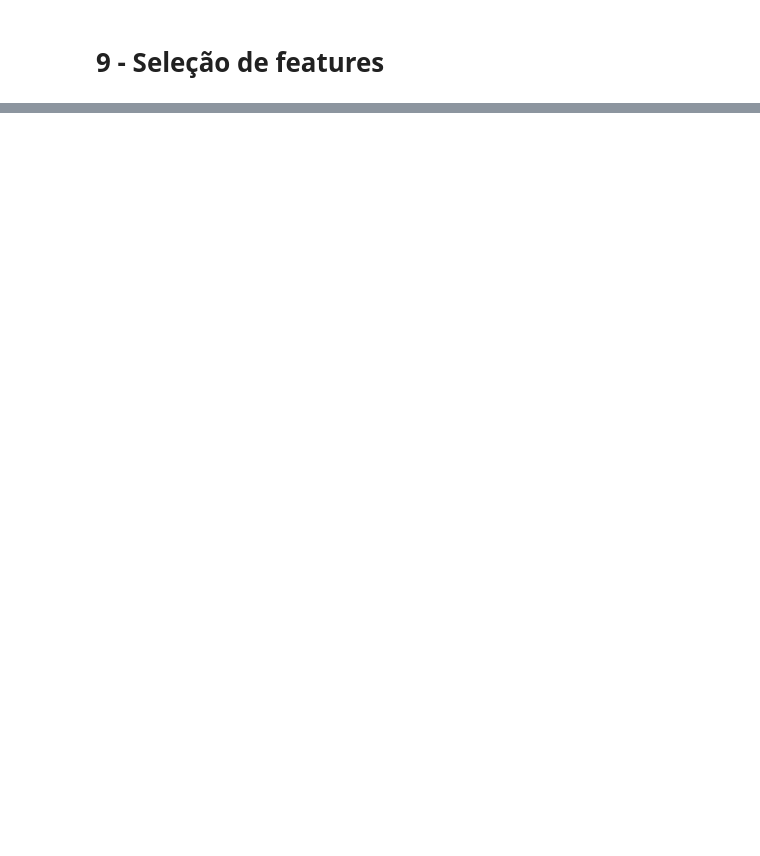
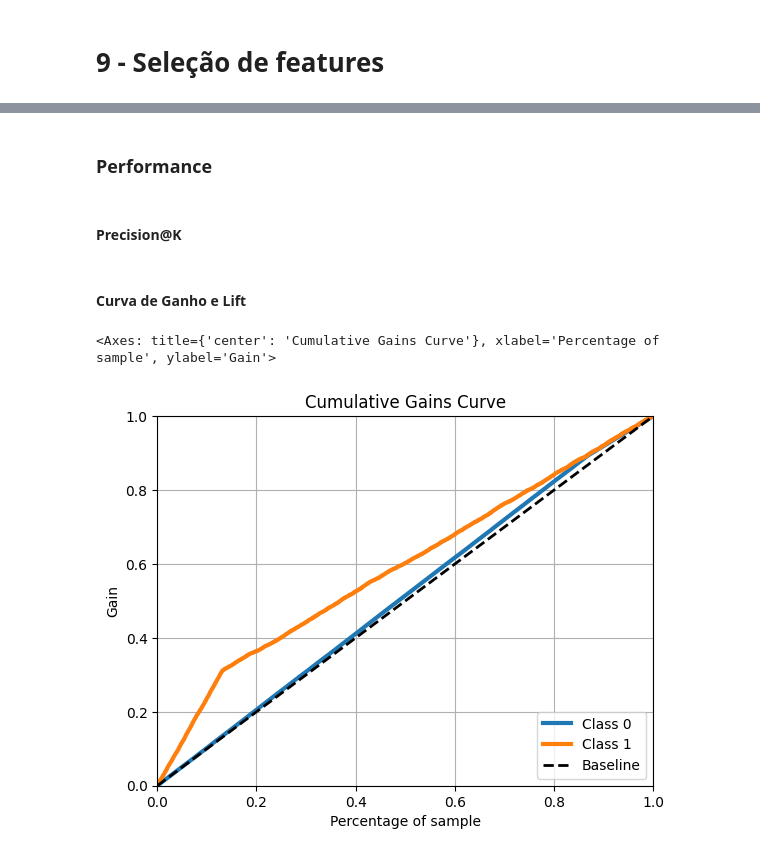
Before and after one commit to victorviena/health_insurance_cross_sell, a Jupyter notebook: notebooks/health_insurance_cross_sell.ipynb, the cells around one changed output, grey strips where cells are left out. Drawn from its saved outputs; the diff is of its cells as text; code cells hidden in the pictures; blank space fills up the shorter version.

```diff
--- a/notebooks/health_insurance_cross_sell.ipynb
+++ b/notebooks/health_insurance_cross_sell.ipynb
@@ -652,0 +1021,18 @@ df5['gender'] = df5['gender'].apply(lambda x: if x == 'Male':)
+# %%
+# Instanciamento do modelo
+
+dtc = DecisionTreeClassifier()
+
+
+# Treinamento do modelo
+
+dtc.fit(x_train, y_train)
+
+
+# Previsão do modelo
+
+y_pred_dt = dtc.predict_proba(x_val)
+# %% [markdown]
+### Performance
+# %% [markdown]
+#### Precision@K
@@ -652,0 +1073,7 @@ df5['gender'] = df5['gender'].apply(lambda x: if x == 'Male':)
+# %% [markdown]
+#### Curva de Ganho e Lift
+# %%
+skplt.metrics.plot_cumulative_gain(y_val, y_pred_dt)
+# %% [output]
+<Axes: title={'center': 'Cumulative Gains Curve'}, xlabel='Percentage of sample', ylabel='Gain'>
+[figure, added]
```
Also changed, not shown: parts of 158 cells of this notebook, 30 other files.
